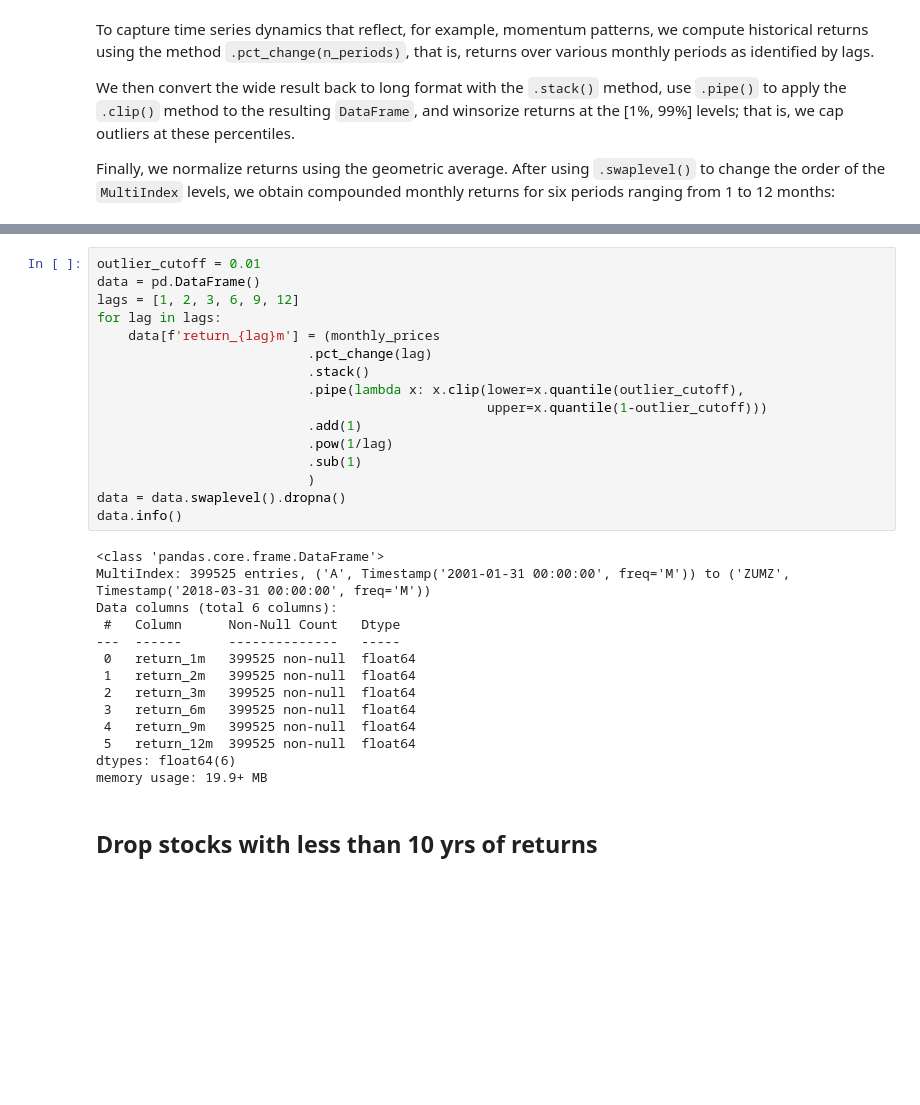
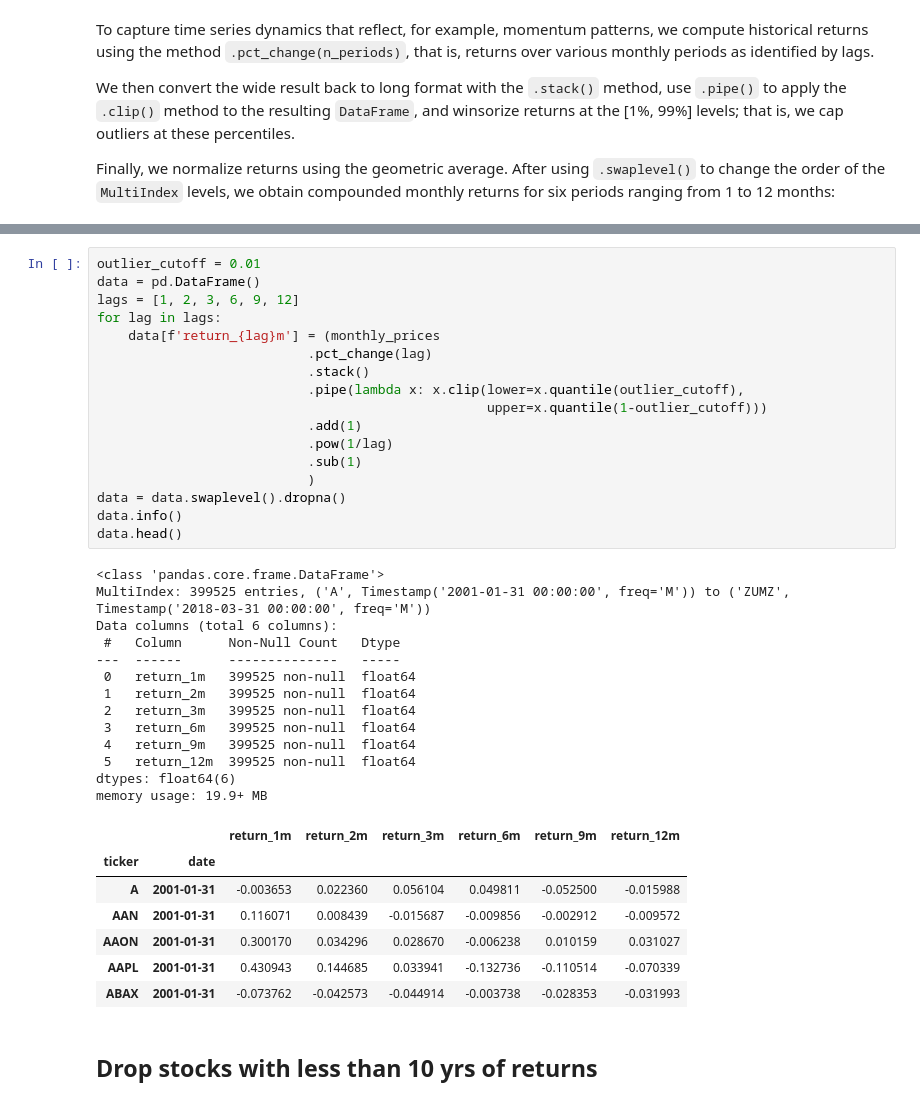
Before and after one commit to hacky1610/ML4T, a Jupyter notebook: 04_alpha_factor_research/01_feature_engineering.ipynb, the cells around one changed output, grey strips where cells are left out. Drawn from its saved outputs; the diff is of its cells as text; blank space fills up the shorter version.

```diff
--- a/04_alpha_factor_research/01_feature_engineering.ipynb
+++ b/04_alpha_factor_research/01_feature_engineering.ipynb
@@ -135,33 +158,41 @@ memory usage: 4.0 MB
 # %%
 outlier_cutoff = 0.01
 data = pd.DataFrame()
 lags = [1, 2, 3, 6, 9, 12]
 for lag in lags:
     data[f'return_{lag}m'] = (monthly_prices
                            .pct_change(lag)
                            .stack()
                            .pipe(lambda x: x.clip(lower=x.quantile(outlier_cutoff),
                                                   upper=x.quantile(1-outlier_cutoff)))
                            .add(1)
                            .pow(1/lag)
                            .sub(1)
                            )
 data = data.swaplevel().dropna()
 data.info()
+data.head()
 # %% [output]
 <class 'pandas.core.frame.DataFrame'>
 MultiIndex: 399525 entries, ('A', Timestamp('2001-01-31 00:00:00', freq='M')) to ('ZUMZ', Timestamp('2018-03-31 00:00:00', freq='M'))
 Data columns (total 6 columns):
  #   Column      Non-Null Count   Dtype
 ---  ------      --------------   -----
  0   return_1m   399525 non-null  float64
  1   return_2m   399525 non-null  float64
  2   return_3m   399525 non-null  float64
  3   return_6m   399525 non-null  float64
  4   return_9m   399525 non-null  float64
  5   return_12m  399525 non-null  float64
 dtypes: float64(6)
 memory usage: 19.9+ MB
+|  |  | return_1m | return_2m | return_3m | return_6m | return_9m | return_12m |
+| ticker | date |  |  |  |  |  |  |
+| A | 2001-01-31 | -0.003653 | 0.022360 | 0.056104 | 0.049811 | -0.052500 | -0.015988 |
+| AAN | 2001-01-31 | 0.116071 | 0.008439 | -0.015687 | -0.009856 | -0.002912 | -0.009572 |
+| AAON | 2001-01-31 | 0.300170 | 0.034296 | 0.028670 | -0.006238 | 0.010159 | 0.031027 |
+| AAPL | 2001-01-31 | 0.430943 | 0.144685 | 0.033941 | -0.132736 | -0.110514 | -0.070339 |
+| ABAX | 2001-01-31 | -0.073762 | -0.042573 | -0.044914 | -0.003738 | -0.028353 | -0.031993 |
 # %% [markdown]
 ## Drop stocks with less than 10 yrs of returns
 # %%
```
Also changed, not shown: parts of 2 cells of this notebook, 8 other files.
